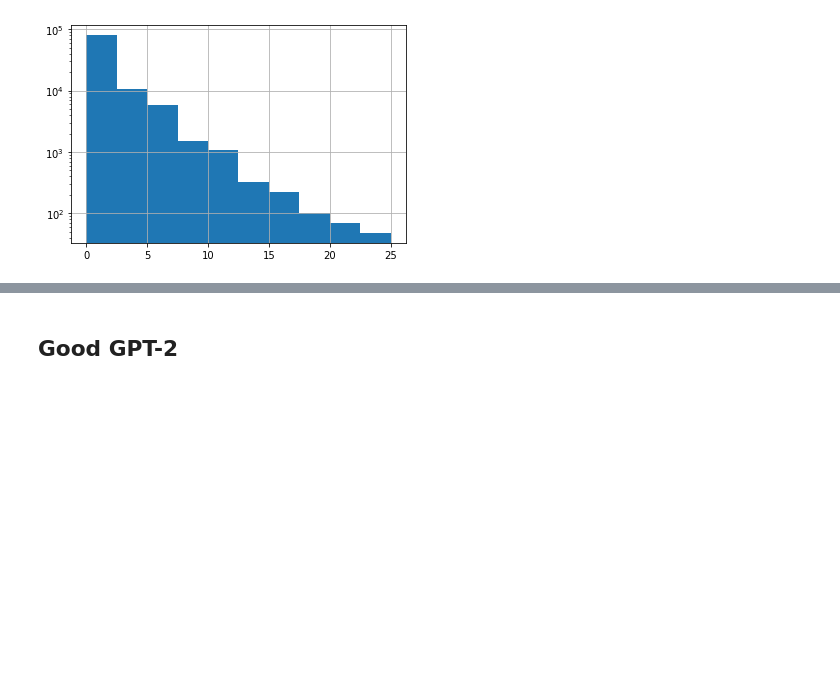
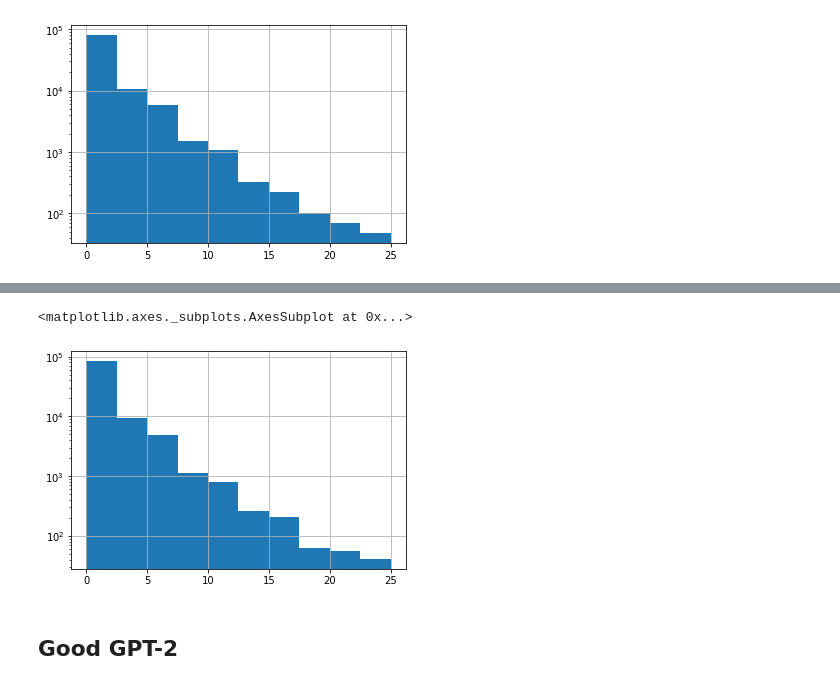
Before and after one commit to allenai/real-toxicity-prompts, a Jupyter notebook: notebooks/prompts.ipynb, the cells around one changed output, grey strips where cells are left out. Cells and saved outputs as stored; diff of their text form; code cells hidden in the pictures; blank space fills up the shorter version.

```diff
--- a/notebooks/prompts.ipynb
+++ b/notebooks/prompts.ipynb
@@ -142,3 +167,8 @@ affect_num_toxic.hist(log=True)
+# %%
+affectbeta3_num_toxic.hist(log=True)
+# %% [output]
+<matplotlib.axes._subplots.AxesSubplot at 0x...>
+[figure, added]
 # %% [markdown]
 ## Good GPT-2
 # %%
```
Also changed, not shown: parts of 6 cells of this notebook.
